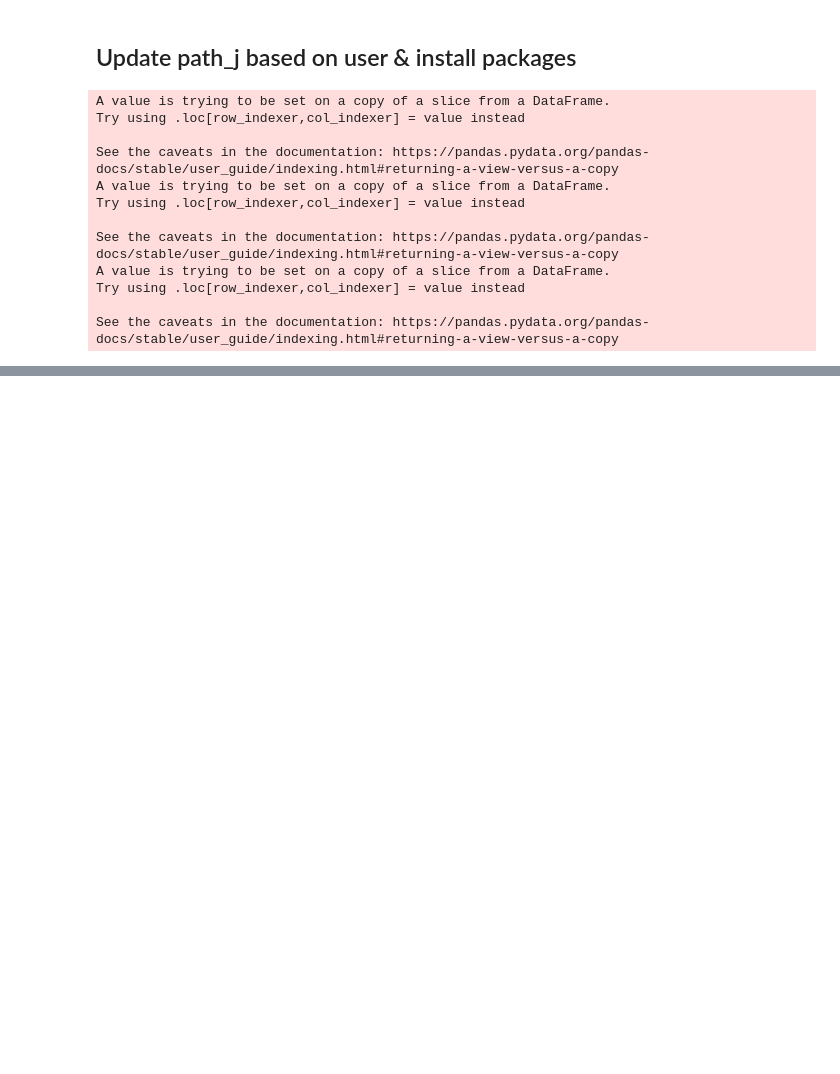
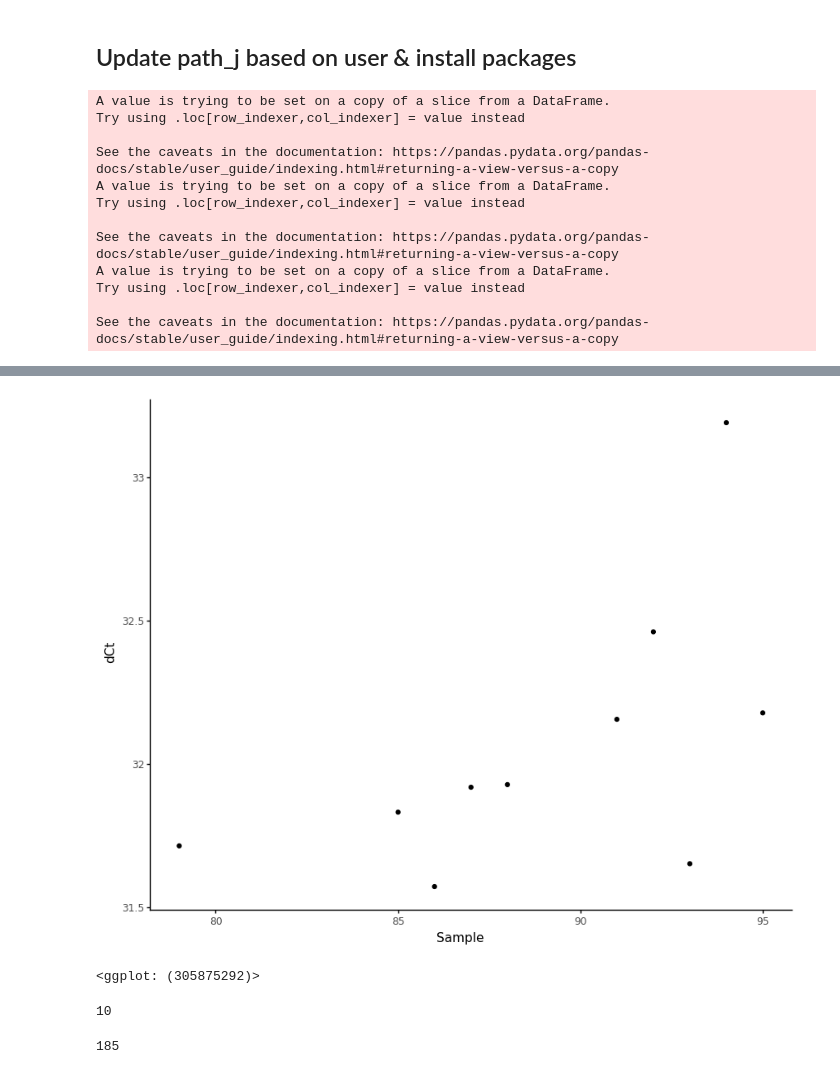
Before and after one commit to wastewaterlab/data_analysis, a Jupyter notebook: local_testing_notebook_py3.6.8.ipynb, the cells around one changed output, grey strips where cells are left out. Cells and saved outputs as stored; diff of their text form; code cells hidden in the pictures; blank space fills up the shorter version.

```diff
--- a/local_testing_notebook_py3.6.8.ipynb
+++ b/local_testing_notebook_py3.6.8.ipynb
@@ -171,0 +219,24 @@ qpcr_averaged_merged.head()
+# %%
+b=xeno_control
+
+(ggplot() +
+geom_point(b,aes(x='plate_id', y='Ct_control_mean')) +
+# geom_hline(b, aes(yintercept=1))+
+# facet_wrap('~ batch', scales="free_x")+
+ylab('dCt')+
+xlab('Sample')+
+theme_classic()+ theme(
+        # axis_text_x=element_blank(),
+        figure_size=(10,8)))
+# %% [output]
+[figure, added]
+<ggplot: (305875292)>
+# %%
+a=qpcr_averaged_merged[qpcr_averaged_merged.is_inhibited=="Yes"]
+len(a.is_inhibited)
+# %% [output]
+10
+# %%
+len(qpcr_averaged_merged.is_inhibited)
+# %% [output]
+185
```
Also changed, not shown: parts of 7 cells of this notebook.
